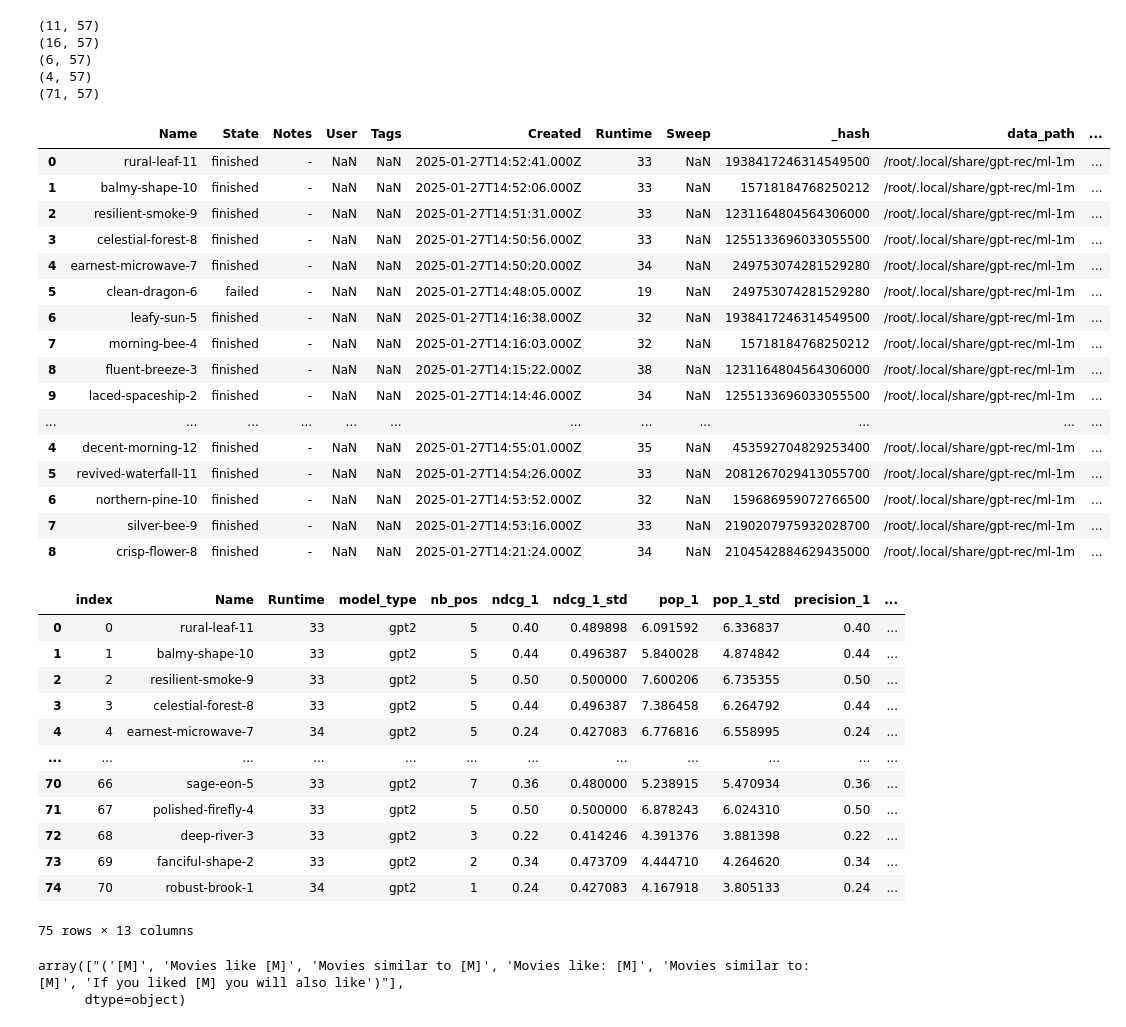
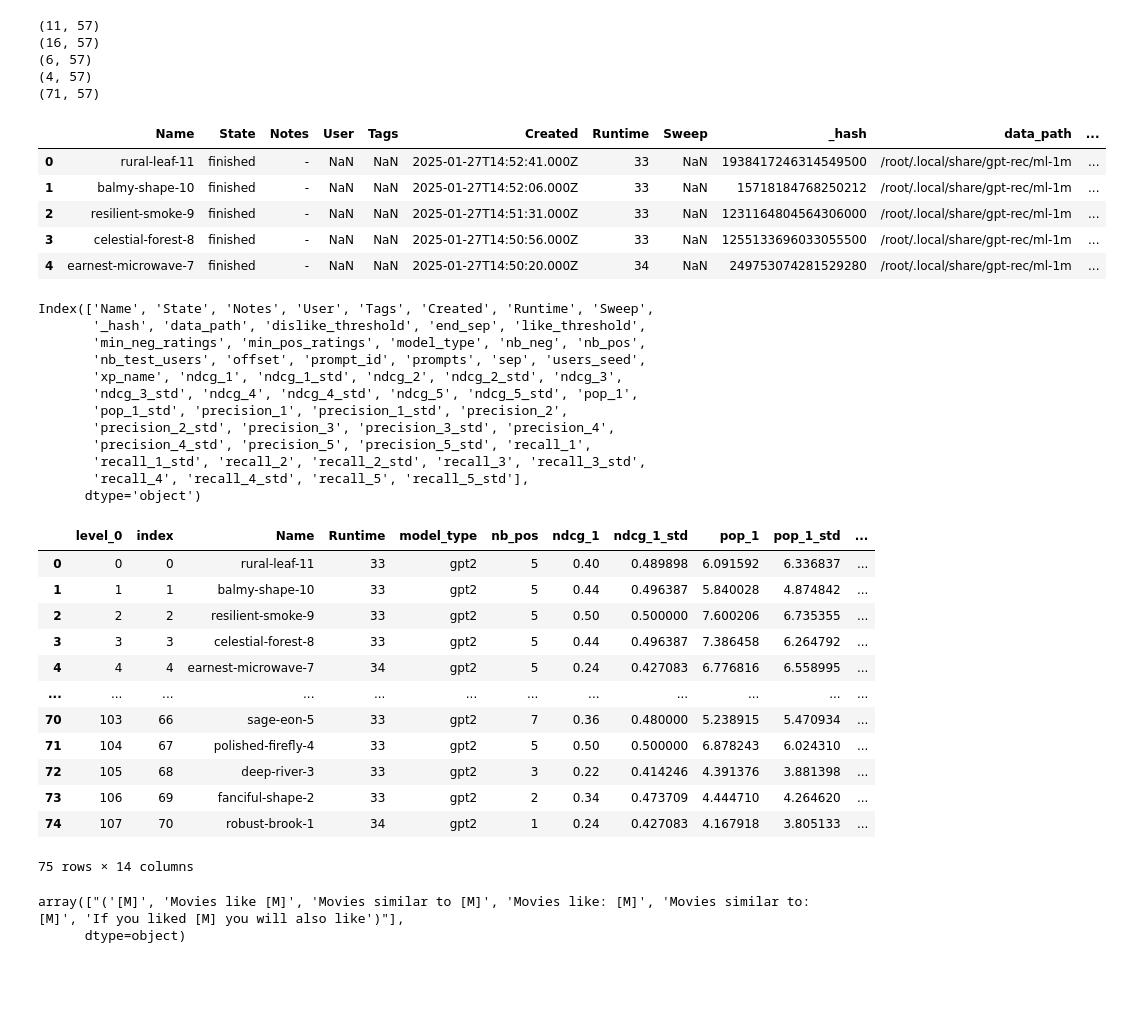
Before and after one commit to JurajkoDS/Exp_Des, a Jupyter notebook: visualisations_markus.ipynb, the cells around one changed output. Saved outputs shown, nothing was run; the diff lists cells and outputs as text; code cells hidden in the pictures; blank space fills up the shorter version.

```diff
--- a/visualisations_markus.ipynb
+++ b/visualisations_markus.ipynb
@@ -54,44 +54,49 @@ print(data5.shape)
 # %%
 merged_data = pd.concat([data, data2, data3, data4, data5], axis=0)
 # %%
-merged_data.head(20)
+merged_data.head()
 # %% [output]
 |  | Name | State | Notes | User | Tags | Created | Runtime | Sweep | _hash | data_path | ... |
 | 0 | rural-leaf-11 | finished | - | NaN | NaN | 2025-01-27T14:52:41.000Z | 33 | NaN | 1938417246314549500 | /root/.local/share/gpt-rec/ml-1m | ... |
 | 1 | balmy-shape-10 | finished | - | NaN | NaN | 2025-01-27T14:52:06.000Z | 33 | NaN | 15718184768250212 | /root/.local/share/gpt-rec/ml-1m | ... |
 | 2 | resilient-smoke-9 | finished | - | NaN | NaN | 2025-01-27T14:51:31.000Z | 33 | NaN | 1231164804564306000 | /root/.local/share/gpt-rec/ml-1m | ... |
 | 3 | celestial-forest-8 | finished | - | NaN | NaN | 2025-01-27T14:50:56.000Z | 33 | NaN | 1255133696033055500 | /root/.local/share/gpt-rec/ml-1m | ... |
 | 4 | earnest-microwave-7 | finished | - | NaN | NaN | 2025-01-27T14:50:20.000Z | 34 | NaN | 249753074281529280 | /root/.local/share/gpt-rec/ml-1m | ... |
-| 5 | clean-dragon-6 | failed | - | NaN | NaN | 2025-01-27T14:48:05.000Z | 19 | NaN | 249753074281529280 | /root/.local/share/gpt-rec/ml-1m | ... |
-| 6 | leafy-sun-5 | finished | - | NaN | NaN | 2025-01-27T14:16:38.000Z | 32 | NaN | 1938417246314549500 | /root/.local/share/gpt-rec/ml-1m | ... |
-| 7 | morning-bee-4 | finished | - | NaN | NaN | 2025-01-27T14:16:03.000Z | 32 | NaN | 15718184768250212 | /root/.local/share/gpt-rec/ml-1m | ... |
-| 8 | fluent-breeze-3 | finished | - | NaN | NaN | 2025-01-27T14:15:22.000Z | 38 | NaN | 1231164804564306000 | /root/.local/share/gpt-rec/ml-1m | ... |
-| 9 | laced-spaceship-2 | finished | - | NaN | NaN | 2025-01-27T14:14:46.000Z | 34 | NaN | 1255133696033055500 | /root/.local/share/gpt-rec/ml-1m | ... |
-| ... | ... | ... | ... | ... | ... | ... | ... | ... | ... | ... | ... |
-| 4 | decent-morning-12 | finished | - | NaN | NaN | 2025-01-27T14:55:01.000Z | 35 | NaN | 453592704829253400 | /root/.local/share/gpt-rec/ml-1m | ... |
-| 5 | revived-waterfall-11 | finished | - | NaN | NaN | 2025-01-27T14:54:26.000Z | 33 | NaN | 2081267029413055700 | /root/.local/share/gpt-rec/ml-1m | ... |
-| 6 | northern-pine-10 | finished | - | NaN | NaN | 2025-01-27T14:53:52.000Z | 32 | NaN | 159686959072766500 | /root/.local/share/gpt-rec/ml-1m | ... |
-| 7 | silver-bee-9 | finished | - | NaN | NaN | 2025-01-27T14:53:16.000Z | 33 | NaN | 2190207975932028700 | /root/.local/share/gpt-rec/ml-1m | ... |
-| 8 | crisp-flower-8 | finished | - | NaN | NaN | 2025-01-27T14:21:24.000Z | 34 | NaN | 2104542884629435000 | /root/.local/share/gpt-rec/ml-1m | ... |
+# %%
+merged_data.columns
+# %% [output]
+Index(['Name', 'State', 'Notes', 'User', 'Tags', 'Created', 'Runtime', 'Sweep',
+       '_hash', 'data_path', 'dislike_threshold', 'end_sep', 'like_threshold',
+       'min_neg_ratings', 'min_pos_ratings', 'model_type', 'nb_neg', 'nb_pos',
+       'nb_test_users', 'offset', 'prompt_id', 'prompts', 'sep', 'users_seed',
+       'xp_name', 'ndcg_1', 'ndcg_1_std', 'ndcg_2', 'ndcg_2_std', 'ndcg_3',
+       'ndcg_3_std', 'ndcg_4', 'ndcg_4_std', 'ndcg_5', 'ndcg_5_std', 'pop_1',
+       'pop_1_std', 'precision_1', 'precision_1_std', 'precision_2',
+       'precision_2_std', 'precision_3', 'precision_3_std', 'precision_4',
+       'precision_4_std', 'precision_5', 'precision_5_std', 'recall_1',
+       'recall_1_std', 'recall_2', 'recall_2_std', 'recall_3', 'recall_3_std',
+       'recall_4', 'recall_4_std', 'recall_5', 'recall_5_std'],
+      dtype='object')
 # %%
 data_filtered = merged_data[['Name', 'Runtime', 'model_type', 'nb_pos', 'ndcg_1', 'ndcg_1_std', 'pop_1', 'pop_1_std', 'precision_1', 'precision_1_std', 'prompts','nb_test_users']]
+data_filtered = data_filtered.reset_index()
 data_filtered_gpt2 = data_filtered[data_filtered['model_type'] == 'gpt2']
 data_filtered_gpt2 = data_filtered_gpt2.reset_index()
 data_filtered_gpt2
 # %% [output]
-|  | index | Name | Runtime | model_type | nb_pos | ndcg_1 | ndcg_1_std | pop_1 | pop_1_std | precision_1 | ... |
-| 0 | 0 | rural-leaf-11 | 33 | gpt2 | 5 | 0.40 | 0.489898 | 6.091592 | 6.336837 | 0.40 | ... |
-| 1 | 1 | balmy-shape-10 | 33 | gpt2 | 5 | 0.44 | 0.496387 | 5.840028 | 4.874842 | 0.44 | ... |
-| 2 | 2 | resilient-smoke-9 | 33 | gpt2 | 5 | 0.50 | 0.500000 | 7.600206 | 6.735355 | 0.50 | ... |
-| 3 | 3 | celestial-forest-8 | 33 | gpt2 | 5 | 0.44 | 0.496387 | 7.386458 | 6.264792 | 0.44 | ... |
-| 4 | 4 | earnest-microwave-7 | 34 | gpt2 | 5 | 0.24 | 0.427083 | 6.776816 | 6.558995 | 0.24 | ... |
+|  | level_0 | index | Name | Runtime | model_type | nb_pos | ndcg_1 | ndcg_1_std | pop_1 | pop_1_std | ... |
+| 0 | 0 | 0 | rural-leaf-11 | 33 | gpt2 | 5 | 0.40 | 0.489898 | 6.091592 | 6.336837 | ... |
+| 1 | 1 | 1 | balmy-shape-10 | 33 | gpt2 | 5 | 0.44 | 0.496387 | 5.840028 | 4.874842 | ... |
+| 2 | 2 | 2 | resilient-smoke-9 | 33 | gpt2 | 5 | 0.50 | 0.500000 | 7.600206 | 6.735355 | ... |
+| 3 | 3 | 3 | celestial-forest-8 | 33 | gpt2 | 5 | 0.44 | 0.496387 | 7.386458 | 6.264792 | ... |
+| 4 | 4 | 4 | earnest-microwave-7 | 34 | gpt2 | 5 | 0.24 | 0.427083 | 6.776816 | 6.558995 | ... |
 | ... | ... | ... | ... | ... | ... | ... | ... | ... | ... | ... | ... |
-| 70 | 66 | sage-eon-5 | 33 | gpt2 | 7 | 0.36 | 0.480000 | 5.238915 | 5.470934 | 0.36 | ... |
-| 71 | 67 | polished-firefly-4 | 33 | gpt2 | 5 | 0.50 | 0.500000 | 6.878243 | 6.024310 | 0.50 | ... |
-| 72 | 68 | deep-river-3 | 33 | gpt2 | 3 | 0.22 | 0.414246 | 4.391376 | 3.881398 | 0.22 | ... |
-| 73 | 69 | fanciful-shape-2 | 33 | gpt2 | 2 | 0.34 | 0.473709 | 4.444710 | 4.264620 | 0.34 | ... |
-| 74 | 70 | robust-brook-1 | 34 | gpt2 | 1 | 0.24 | 0.427083 | 4.167918 | 3.805133 | 0.24 | ... |
+| 70 | 103 | 66 | sage-eon-5 | 33 | gpt2 | 7 | 0.36 | 0.480000 | 5.238915 | 5.470934 | ... |
+| 71 | 104 | 67 | polished-firefly-4 | 33 | gpt2 | 5 | 0.50 | 0.500000 | 6.878243 | 6.024310 | ... |
+| 72 | 105 | 68 | deep-river-3 | 33 | gpt2 | 3 | 0.22 | 0.414246 | 4.391376 | 3.881398 | ... |
+| 73 | 106 | 69 | fanciful-shape-2 | 33 | gpt2 | 2 | 0.34 | 0.473709 | 4.444710 | 4.264620 | ... |
+| 74 | 107 | 70 | robust-brook-1 | 34 | gpt2 | 1 | 0.24 | 0.427083 | 4.167918 | 3.805133 | ... |
-75 rows × 13 columns
+75 rows × 14 columns
 # %%
 data_filtered_gpt2['prompts'].unique()
 # %% [output]
```
Also changed, not shown: parts of 8 cells of this notebook.
